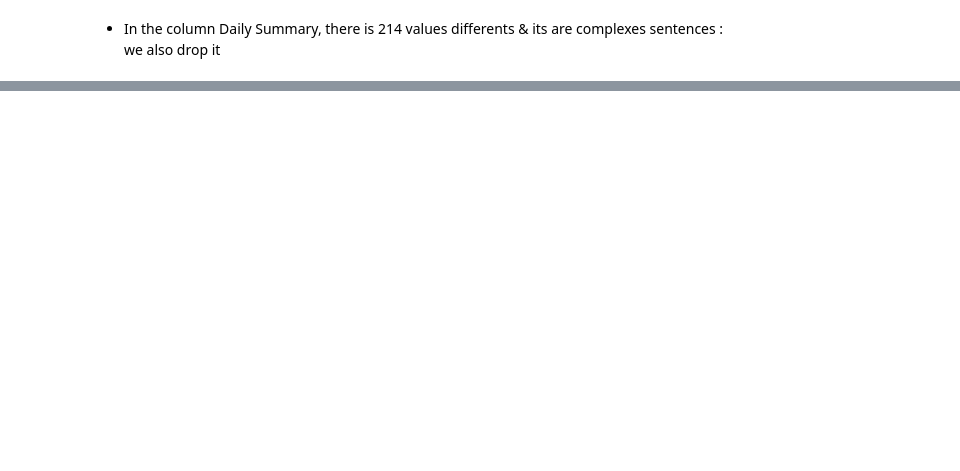
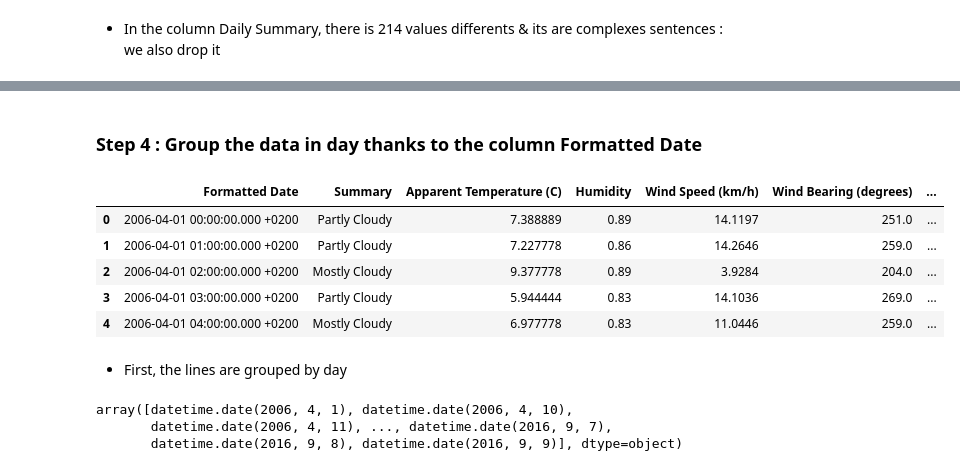
Before and after one commit to LucasTexier/Weather-prediction-with-bayesian-model, a Jupyter notebook: Weather-prediction.ipynb, the cells around one changed output, grey strips where cells are left out. Cells and saved outputs as stored; diff of their text form; code cells hidden in the pictures; blank space fills up the shorter version.

```diff
--- a/Weather-prediction.ipynb
+++ b/Weather-prediction.ipynb
@@ -229,0 +127,13 @@ print([[27] for _ in range(27)])
+# %% [markdown]
+### Step 4 : Group the data in day thanks to the column Formatted Date
+# %%
+df.head()
+# %% [output]
+|  | Formatted Date | Summary | Apparent Temperature (C) | Humidity | Wind Speed (km/h) | Wind Bearing (degrees) | ... |
+| 0 | 2006-04-01 00:00:00.000 +0200 | Partly Cloudy | 7.388889 | 0.89 | 14.1197 | 251.0 | ... |
+| 1 | 2006-04-01 01:00:00.000 +0200 | Partly Cloudy | 7.227778 | 0.86 | 14.2646 | 259.0 | ... |
+| 2 | 2006-04-01 02:00:00.000 +0200 | Mostly Cloudy | 9.377778 | 0.89 | 3.9284 | 204.0 | ... |
+| 3 | 2006-04-01 03:00:00.000 +0200 | Partly Cloudy | 5.944444 | 0.83 | 14.1036 | 269.0 | ... |
+| 4 | 2006-04-01 04:00:00.000 +0200 | Mostly Cloudy | 6.977778 | 0.83 | 11.0446 | 259.0 | ... |
+# %% [markdown]
+* First, the lines are grouped by day
@@ -229,0 +143,6 @@ print([[27] for _ in range(27)])
+# %%
+df['Day'].unique()
+# %% [output]
+array([datetime.date(2006, 4, 1), datetime.date(2006, 4, 10),
+       datetime.date(2006, 4, 11), ..., datetime.date(2016, 9, 7),
+       datetime.date(2016, 9, 8), datetime.date(2016, 9, 9)], dtype=object)
```
Also changed, not shown: parts of 55 cells of this notebook.
